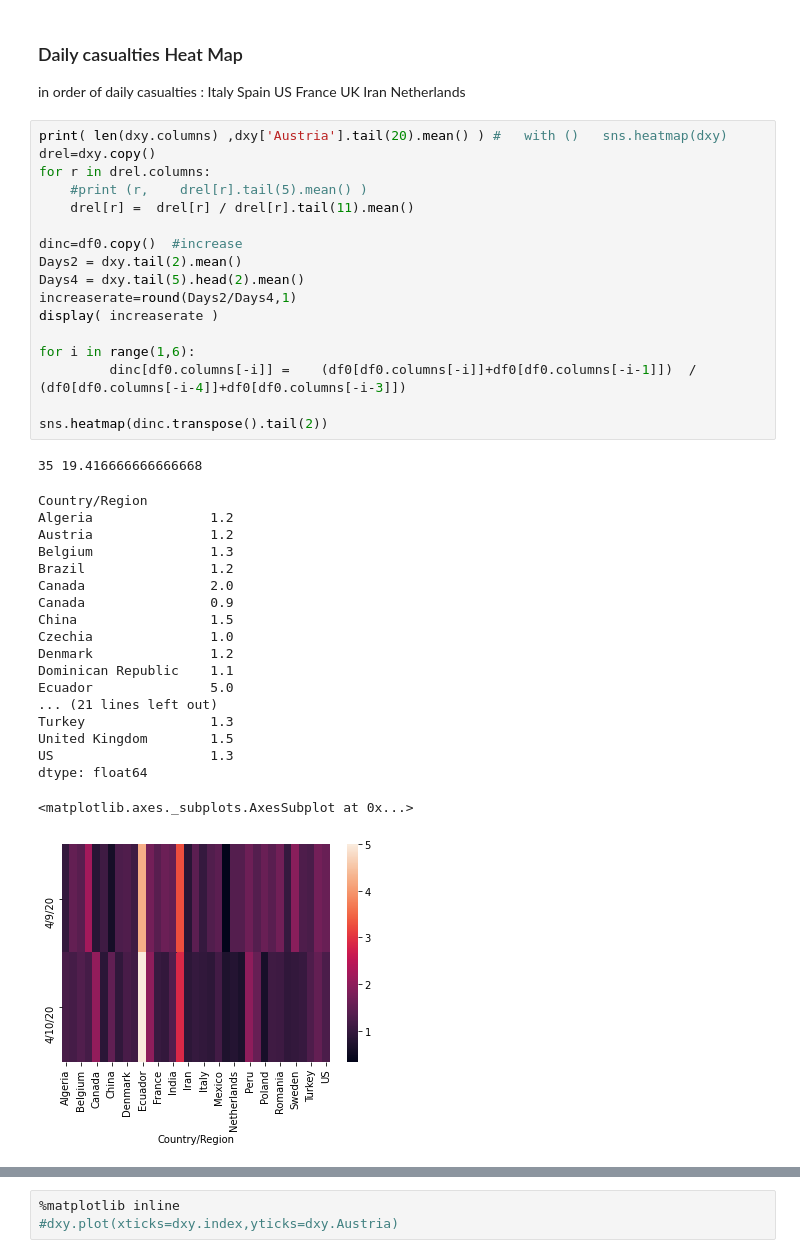
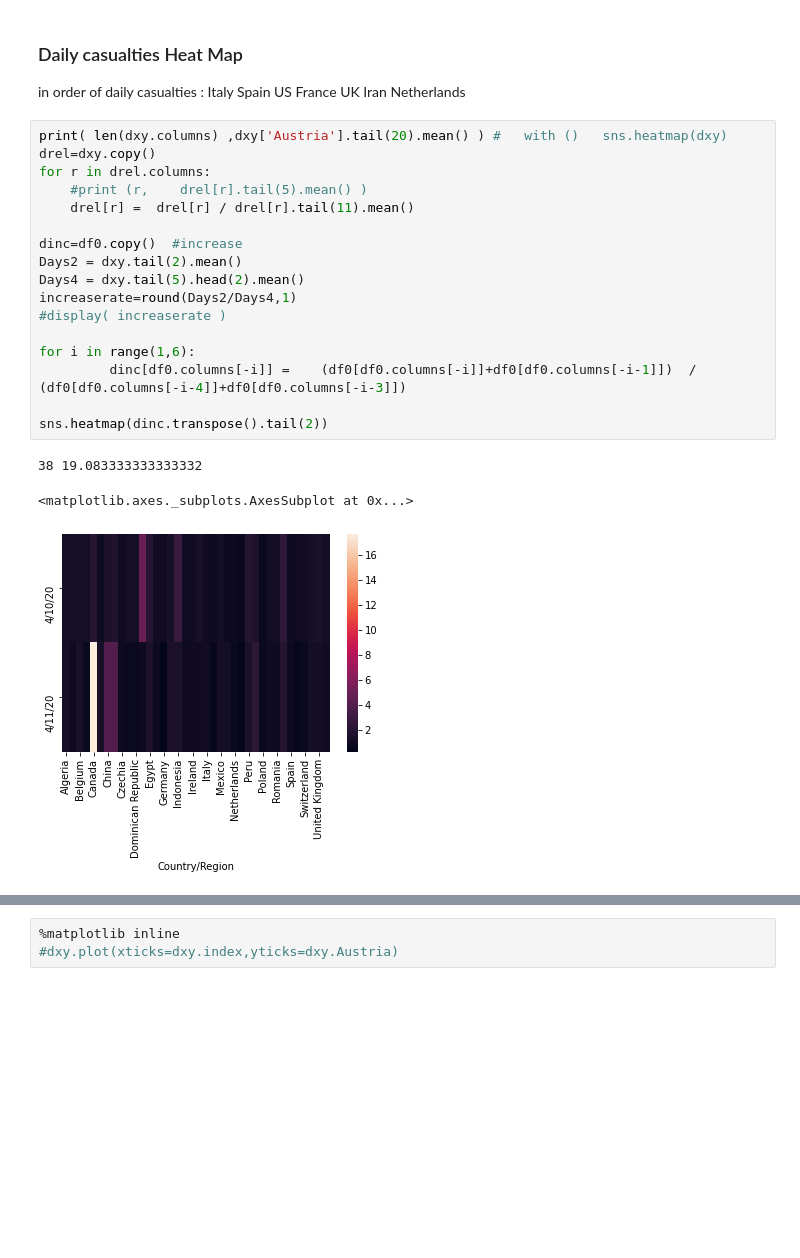
Before and after one commit to infchg/COVID-19, a Jupyter notebook: JH-calculate-daily.ipynb, the cells around one changed output, grey strips where cells are left out. Cells and saved outputs as stored; diff of their text form; blank space fills up the shorter version.

```diff
--- a/JH-calculate-daily.ipynb
+++ b/JH-calculate-daily.ipynb
@@ -156,41 +159,24 @@ sns.heatmap(df0)#, annot=True
 # %%
 print( len(dxy.columns) ,dxy['Austria'].tail(20).mean() ) #   with ()   sns.heatmap(dxy)
 drel=dxy.copy()
 for r in drel.columns:
     #print (r,    drel[r].tail(5).mean() )
     drel[r] =  drel[r] / drel[r].tail(11).mean()
 
 dinc=df0.copy()  #increase
 Days2 = dxy.tail(2).mean()
 Days4 = dxy.tail(5).head(2).mean()
 increaserate=round(Days2/Days4,1)
-display( increaserate )
+#display( increaserate )
 
 for i in range(1,6):
          dinc[df0.columns[-i]] =    (df0[df0.columns[-i]]+df0[df0.columns[-i-1]])  /  (df0[df0.columns[-i-4]]+df0[df0.columns[-i-3]])
 
 sns.heatmap(dinc.transpose().tail(2))
 # %% [output]
-35 19.416666666666668
+38 19.083333333333332
-Country/Region
-Algeria               1.2
-Austria               1.2
-Belgium               1.3
-Brazil                1.2
-Canada                2.0
-Canada                0.9
-China                 1.5
-Czechia               1.0
-Denmark               1.2
-Dominican Republic    1.1
-Ecuador               5.0
-... (21 lines left out)
-Turkey                1.3
-United Kingdom        1.5
-US                    1.3
-dtype: float64
+<matplotlib.axes._subplots.AxesSubplot at 0x...>
-<matplotlib.axes._subplots.AxesSubplot at 0x...>
-[figure, old version]
+[figure, new version]
 # %%
 print("By worst aspect due exponential increase: Sweden UK US Belgium Germany \n Strangely constant : Iran , Recovered: China ")
 #drel.loc[['3/27/20']].transpose().sort_values(by=[df.columns[-1]],ascending=False)
```
Also changed, not shown: parts of 10 cells of this notebook, 2 other files.
